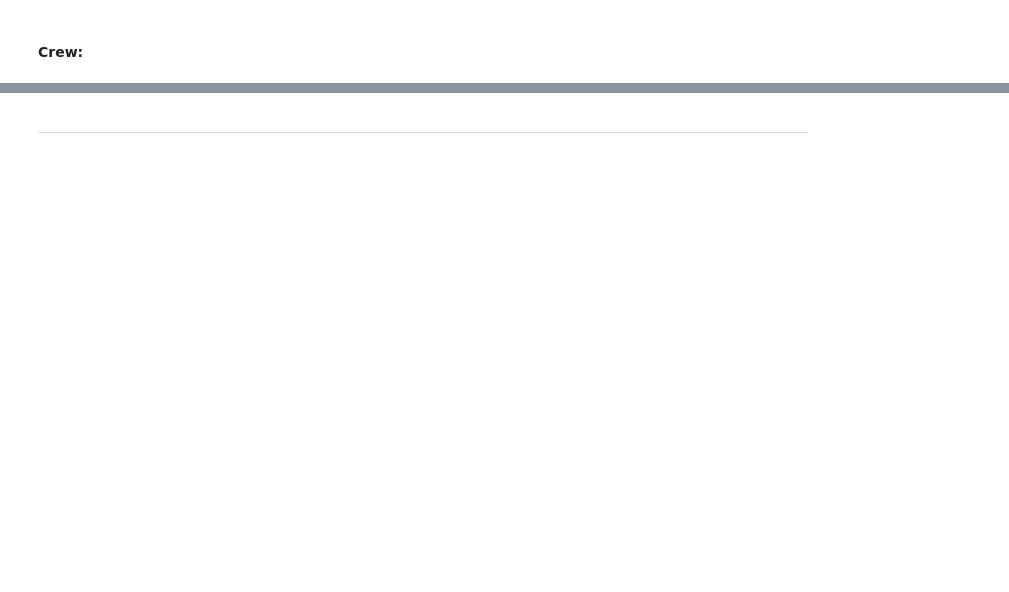
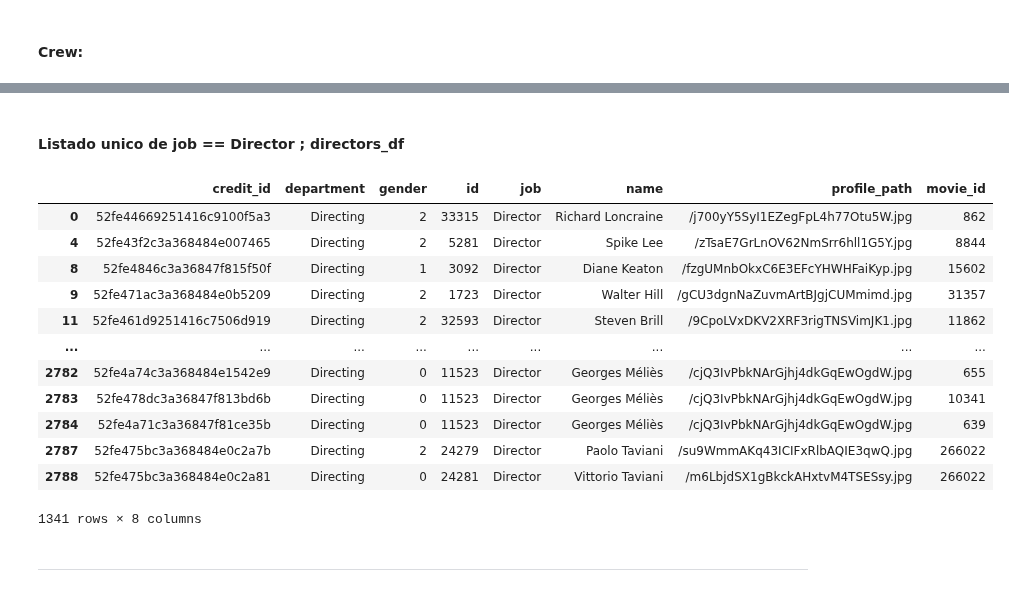
Before and after one commit to Lucaramallo/PI1_MLOps_Sistema_de_Recomendacion_Movies_ML, a Jupyter notebook: ETLs/ETL Credits/ETL Credits.ipynb, the cells around one changed output, grey strips where cells are left out. Saved outputs shown, nothing was run; the diff lists cells and outputs as text; code cells hidden in the pictures; blank space fills up the shorter version.

```diff
--- a/ETLs/ETL Credits/ETL Credits.ipynb
+++ b/ETLs/ETL Credits/ETL Credits.ipynb
@@ -160,2 +311,26 @@ memory usage: 1.0+ MB
+# %% [markdown]
+#### Listado unico de job == Director ; directors_df
+# %%
+# Filtrar el DataFrame original para obtener solo las filas con la categoría "Director"
+directors_df = df_crew_cleaned[df_crew_cleaned['job'] == 'Director']
+
+# Crear un nuevo DataFrame que contenga solo la columna 'id' (los IDs de los directores)
+directors_id_list = directors_df[['id']]
+# %%
+directors_df
+# %% [output]
+|  | credit_id | department | gender | id | job | name | profile_path | movie_id |
+| 0 | 52fe44669251416c9100f5a3 | Directing | 2 | 33315 | Director | Richard Loncraine | /j700yY5SyI1EZegFpL4h77Otu5W.jpg | 862 |
+| 4 | 52fe43f2c3a368484e007465 | Directing | 2 | 5281 | Director | Spike Lee | /zTsaE7GrLnOV62NmSrr6hll1G5Y.jpg | 8844 |
+| 8 | 52fe4846c3a36847f815f50f | Directing | 1 | 3092 | Director | Diane Keaton | /fzgUMnbOkxC6E3EFcYHWHFaiKyp.jpg | 15602 |
+| 9 | 52fe471ac3a368484e0b5209 | Directing | 2 | 1723 | Director | Walter Hill | /gCU3dgnNaZuvmArtBJgjCUMmimd.jpg | 31357 |
+| 11 | 52fe461d9251416c7506d919 | Directing | 2 | 32593 | Director | Steven Brill | /9CpoLVxDKV2XRF3rigTNSVimJK1.jpg | 11862 |
+| ... | ... | ... | ... | ... | ... | ... | ... | ... |
+| 2782 | 52fe4a74c3a368484e1542e9 | Directing | 0 | 11523 | Director | Georges Méliès | /cjQ3IvPbkNArGjhj4dkGqEwOgdW.jpg | 655 |
+| 2783 | 52fe478dc3a36847f813bd6b | Directing | 0 | 11523 | Director | Georges Méliès | /cjQ3IvPbkNArGjhj4dkGqEwOgdW.jpg | 10341 |
+| 2784 | 52fe4a71c3a36847f81ce35b | Directing | 0 | 11523 | Director | Georges Méliès | /cjQ3IvPbkNArGjhj4dkGqEwOgdW.jpg | 639 |
+| 2787 | 52fe475bc3a368484e0c2a7b | Directing | 2 | 24279 | Director | Paolo Taviani | /su9WmmAKq43ICIFxRlbAQIE3qwQ.jpg | 266022 |
+| 2788 | 52fe475bc3a368484e0c2a81 | Directing | 0 | 24281 | Director | Vittorio Taviani | /m6LbjdSX1gBkckAHxtvM4TSESsy.jpg | 266022 |
+1341 rows × 8 columns
 # %% [markdown]
 ______________________________________________________________________
```
Also changed, not shown: parts of 14 cells of this notebook.
